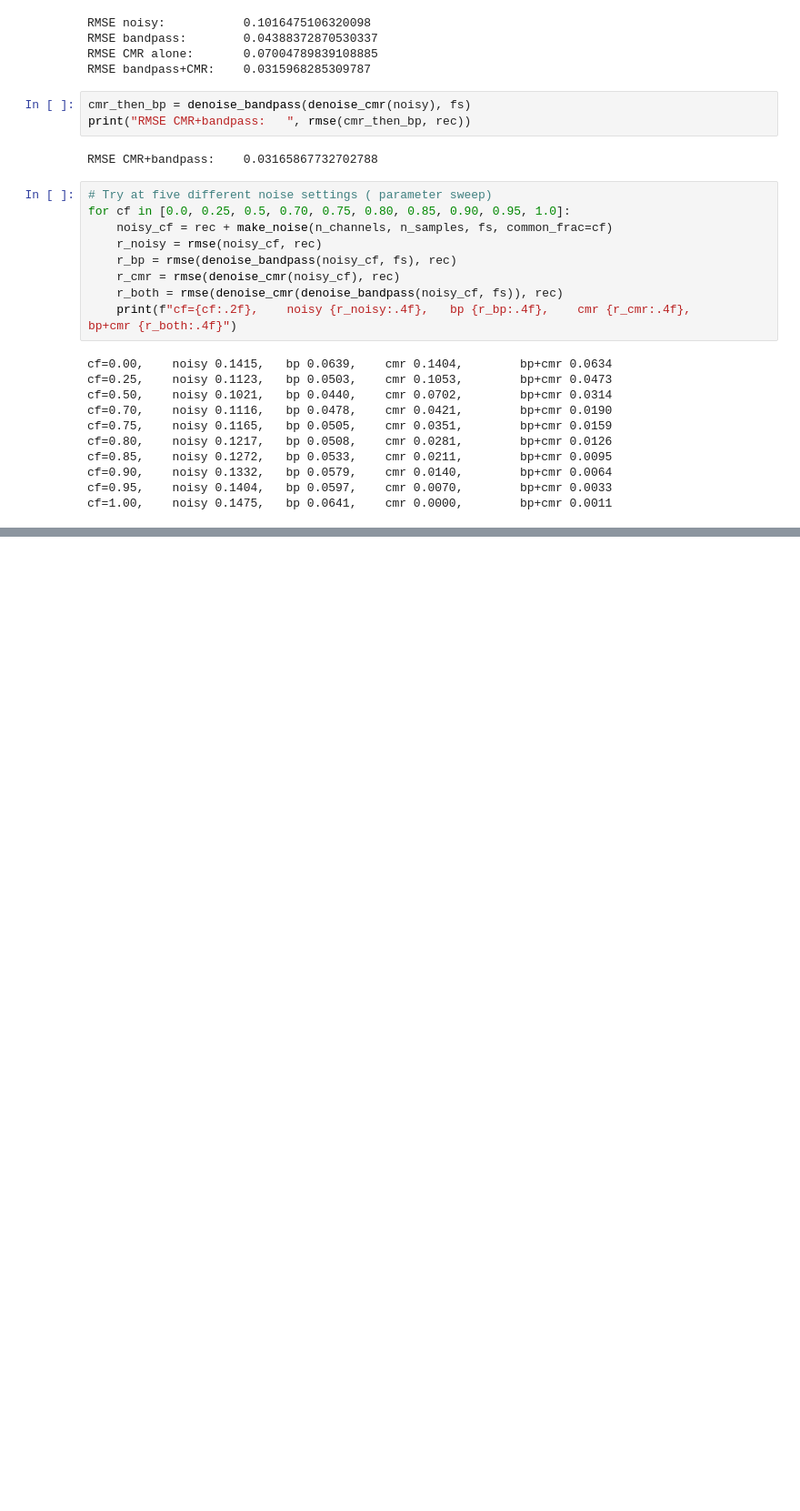
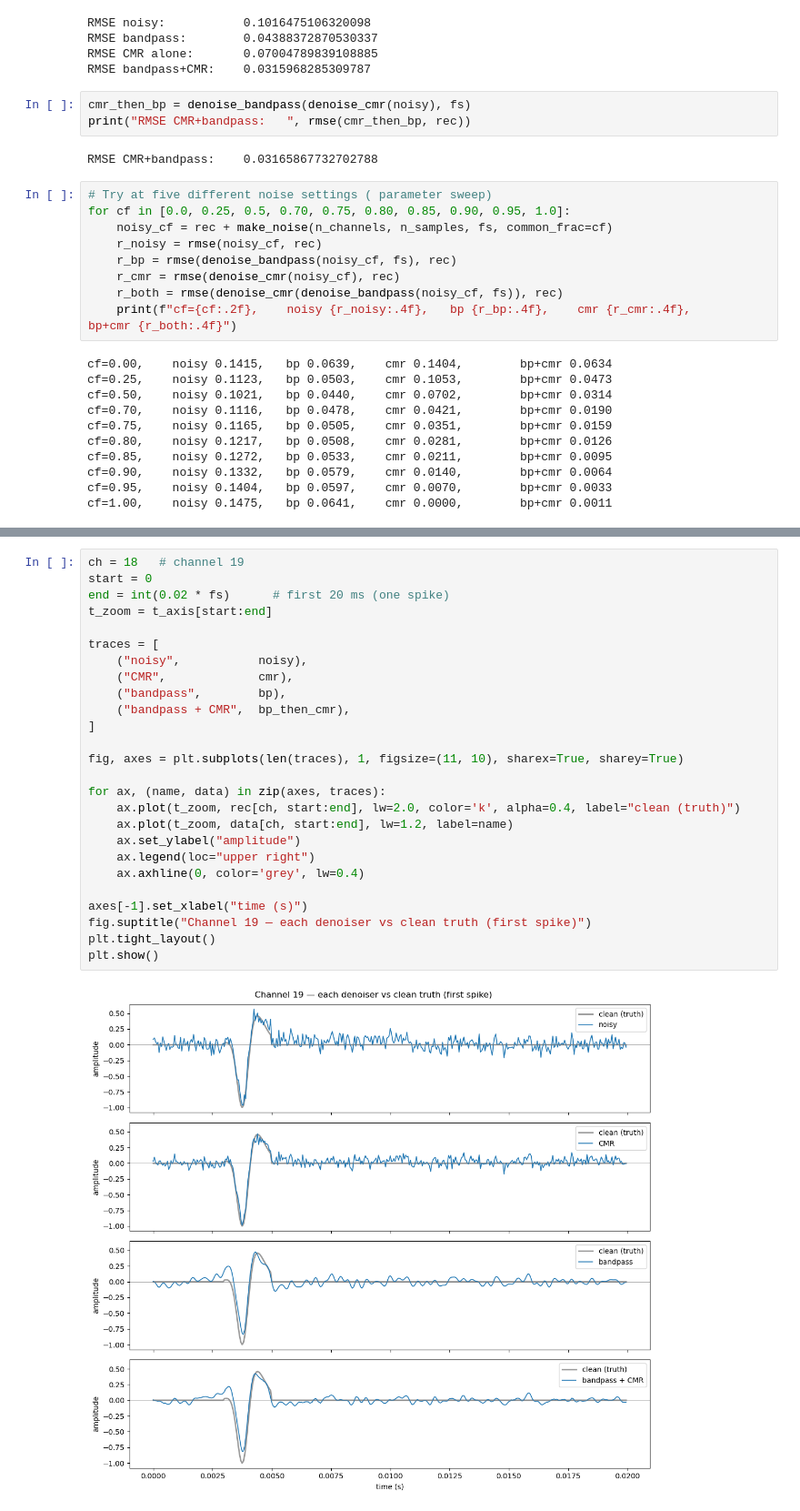
Before and after one commit to Razan-88/Decoding_Chronic_Pain, a Jupyter notebook: notebooks/01_generator.ipynb, the cells around one changed output, grey strips where cells are left out. Shown at 91% size. Saved outputs shown, nothing was run; the diff lists cells and outputs as text; blank space fills up the shorter version.

```diff
--- a/notebooks/01_generator.ipynb
+++ b/notebooks/01_generator.ipynb
@@ -705,0 +722,28 @@ cf=1.00,    noisy 0.1475,   bp 0.0641,    cmr 0.0000,        bp+cmr 0.0011
+# %%
+ch = 18   # channel 19
+start = 0
+end = int(0.02 * fs)      # first 20 ms (one spike)
+t_zoom = t_axis[start:end]
+
+traces = [
+    ("noisy",           noisy),
+    ("CMR",             cmr),
+    ("bandpass",        bp),
+    ("bandpass + CMR",  bp_then_cmr),
+]
+
+fig, axes = plt.subplots(len(traces), 1, figsize=(11, 10), sharex=True, sharey=True)
+
+for ax, (name, data) in zip(axes, traces):
+    ax.plot(t_zoom, rec[ch, start:end], lw=2.0, color='k', alpha=0.4, label="clean (truth)")
+    ax.plot(t_zoom, data[ch, start:end], lw=1.2, label=name)
+    ax.set_ylabel("amplitude")
+    ax.legend(loc="upper right")
+    ax.axhline(0, color='grey', lw=0.4)
+
+axes[-1].set_xlabel("time (s)")
+fig.suptitle("Channel 19 — each denoiser vs clean truth (first spike)")
+plt.tight_layout()
+plt.show()
+# %% [output]
+[figure, added]
```
Also changed, not shown: parts of 1 cell of this notebook.
